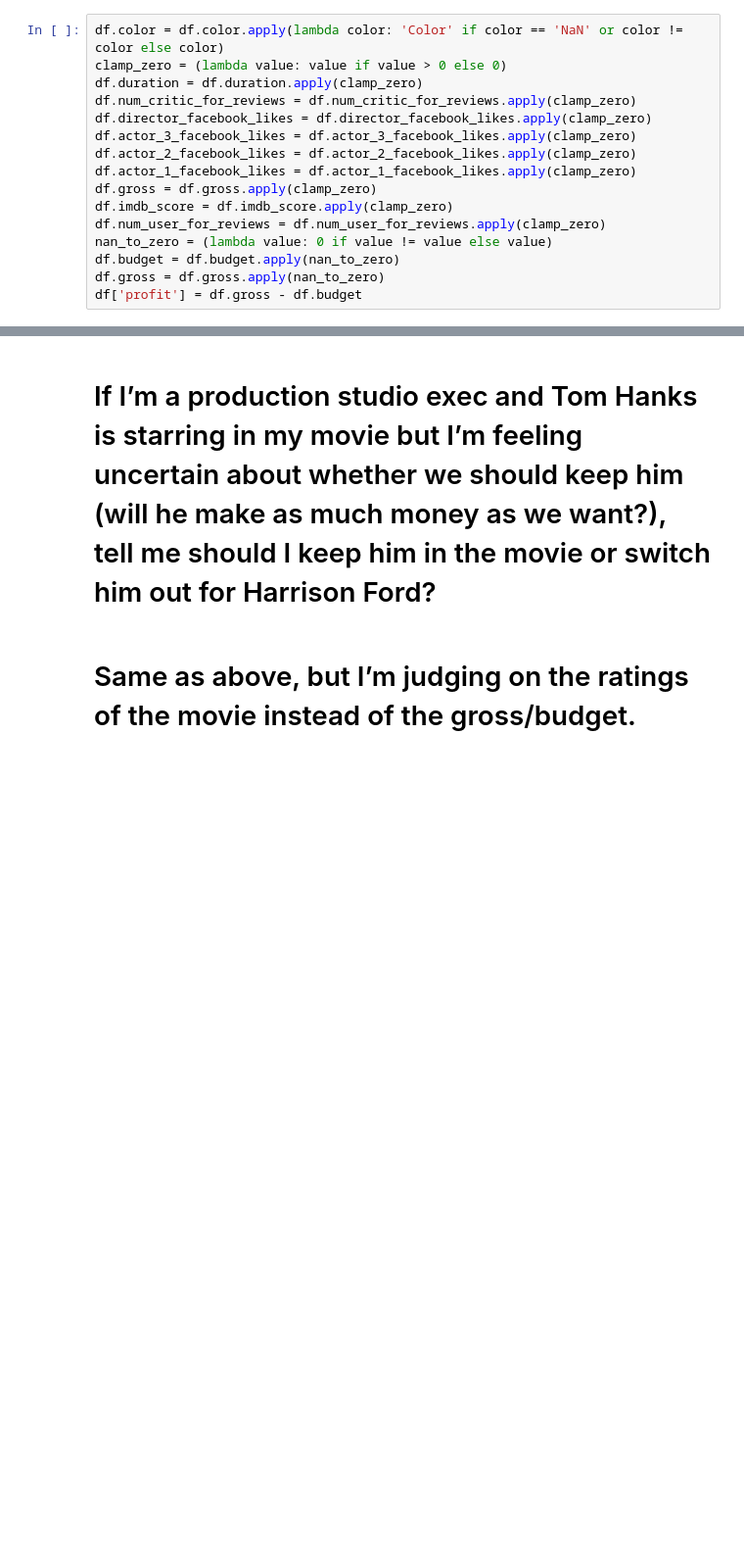
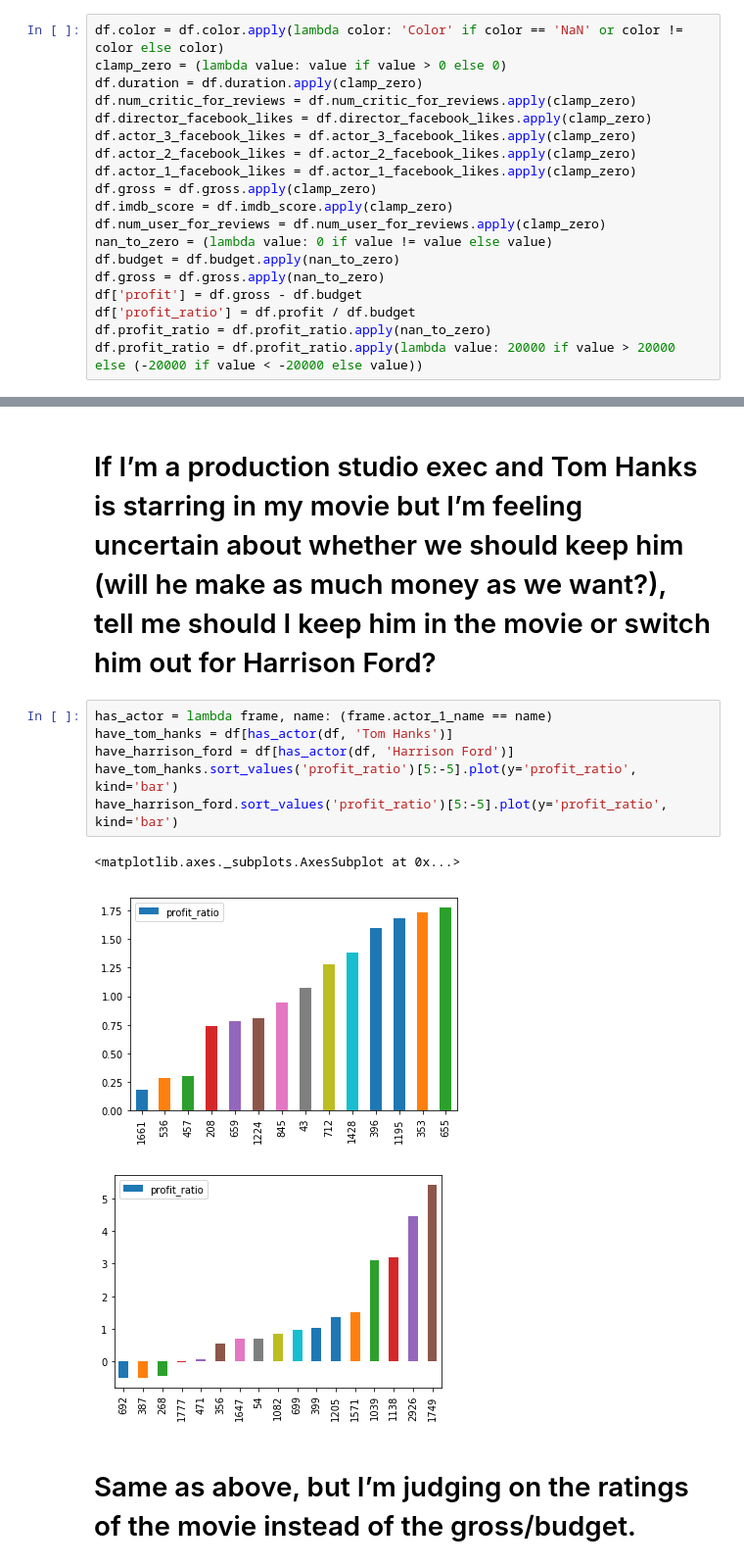
Before and after one commit to grandquista/data-science, a Jupyter notebook: imdb-notebook.ipynb, the cells around one changed output, grey strips where cells are left out. Shown at 98% size. Drawn from its saved outputs; the diff is of its cells as text; blank space fills up the shorter version.

```diff
--- a/imdb-notebook.ipynb
+++ b/imdb-notebook.ipynb
@@ -32,6 +32,9 @@ nan_to_zero = (lambda value: 0 if value != value else value)
 df.budget = df.budget.apply(nan_to_zero)
 df.gross = df.gross.apply(nan_to_zero)
 df['profit'] = df.gross - df.budget
+df['profit_ratio'] = df.profit / df.budget
+df.profit_ratio = df.profit_ratio.apply(nan_to_zero)
+df.profit_ratio = df.profit_ratio.apply(lambda value: 20000 if value > 20000 else (-20000 if value < -20000 else value))
 # %% [markdown]
 # What's the probability that a movie was longer than an hour and a half? Two hours?
 # %%
@@ -103,4 +115,14 @@ false_negatives.plot(x='profit', y='imdb_score', kind='scatter')
 # %% [markdown]
 # If I’m a production studio exec and Tom Hanks is starring in my movie but I’m feeling uncertain about whether we should keep him (will he make as much money as we want?), tell me should I keep him in the movie or switch him out for Harrison Ford?
+# %%
+has_actor = lambda frame, name: (frame.actor_1_name == name)
+have_tom_hanks = df[has_actor(df, 'Tom Hanks')]
+have_harrison_ford = df[has_actor(df, 'Harrison Ford')]
+have_tom_hanks.sort_values('profit_ratio')[5:-5].plot(y='profit_ratio', kind='bar')
+have_harrison_ford.sort_values('profit_ratio')[5:-5].plot(y='profit_ratio', kind='bar')
+# %% [output]
+<matplotlib.axes._subplots.AxesSubplot at 0x...>
+[figure, added]
+[figure, added]
 # %% [markdown]
 # Same as above, but I’m judging on the ratings of the movie instead of the gross/budget.
```
Also changed, not shown: parts of 7 cells of this notebook.
